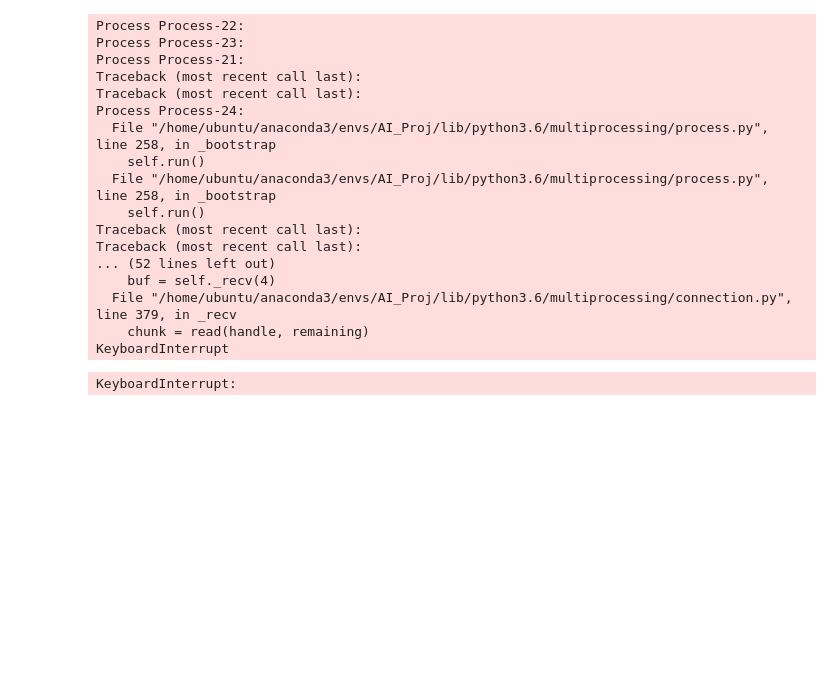
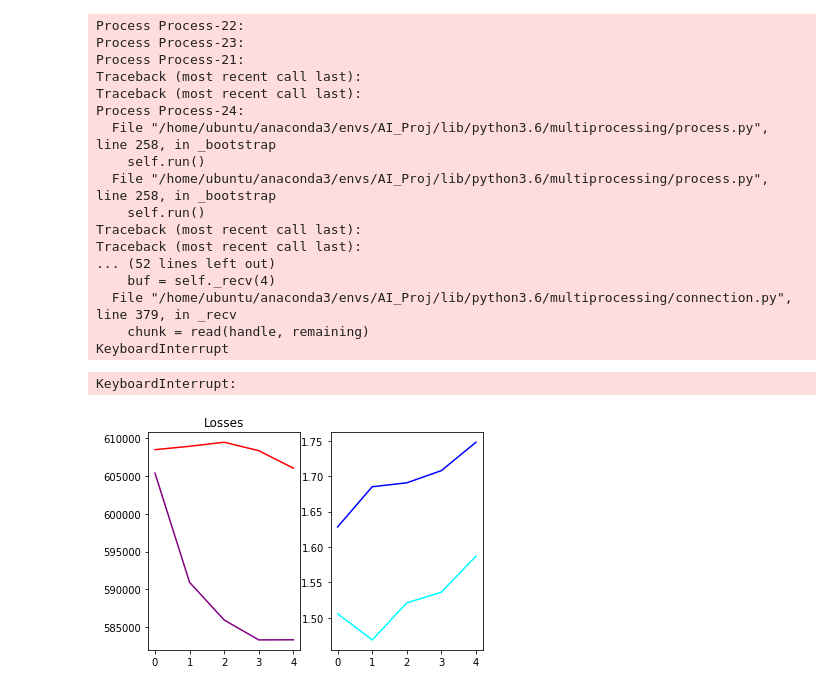
Before and after one commit to ghosalya/dotCuda, a Jupyter notebook: notebook/Training Notebook.ipynb, the cells around one changed output. Drawn from its saved outputs; the diff is of its cells as text; code cells hidden in the pictures; blank space fills up the shorter version.

```diff
--- a/notebook/Training Notebook.ipynb
+++ b/notebook/Training Notebook.ipynb
@@ -136,0 +135,17 @@ trainer.plot_over_epoch()
+# %%
+import pickle
+
+with open('stats.st', 'rb') as statfile:
+    statistic = pickle.load(statfile)
+
+#print(statistic)
+
+#trainer.plot_over_epoch()
+from trainer import VQATrainer
+
+trainer = VQATrainer(None, None)
+trainer.statistics = statistic
+
+trainer.plot_over_epoch()
+# %% [output]
+[figure, added]
```
Also changed, not shown: parts of 1 cell of this notebook, 1 other file.
